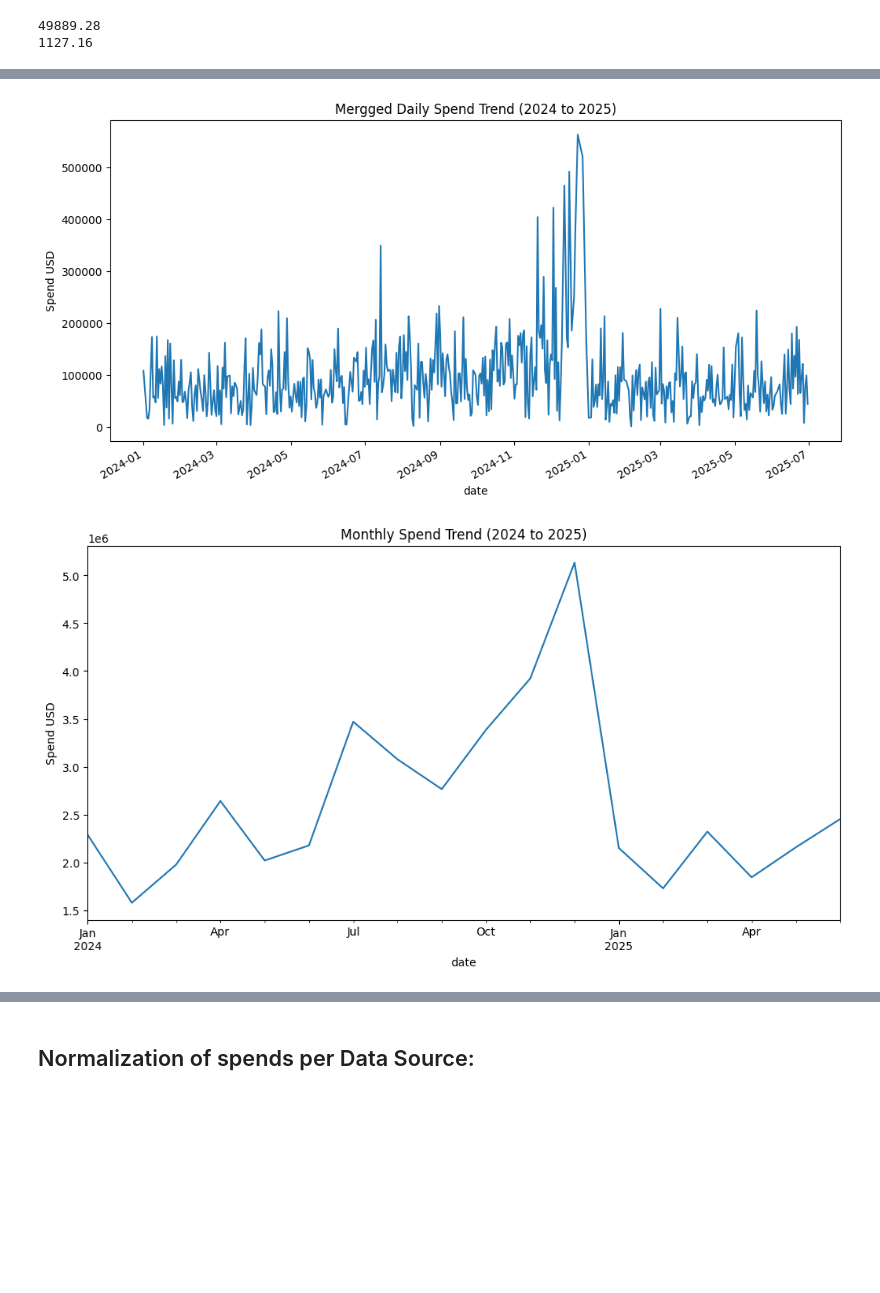
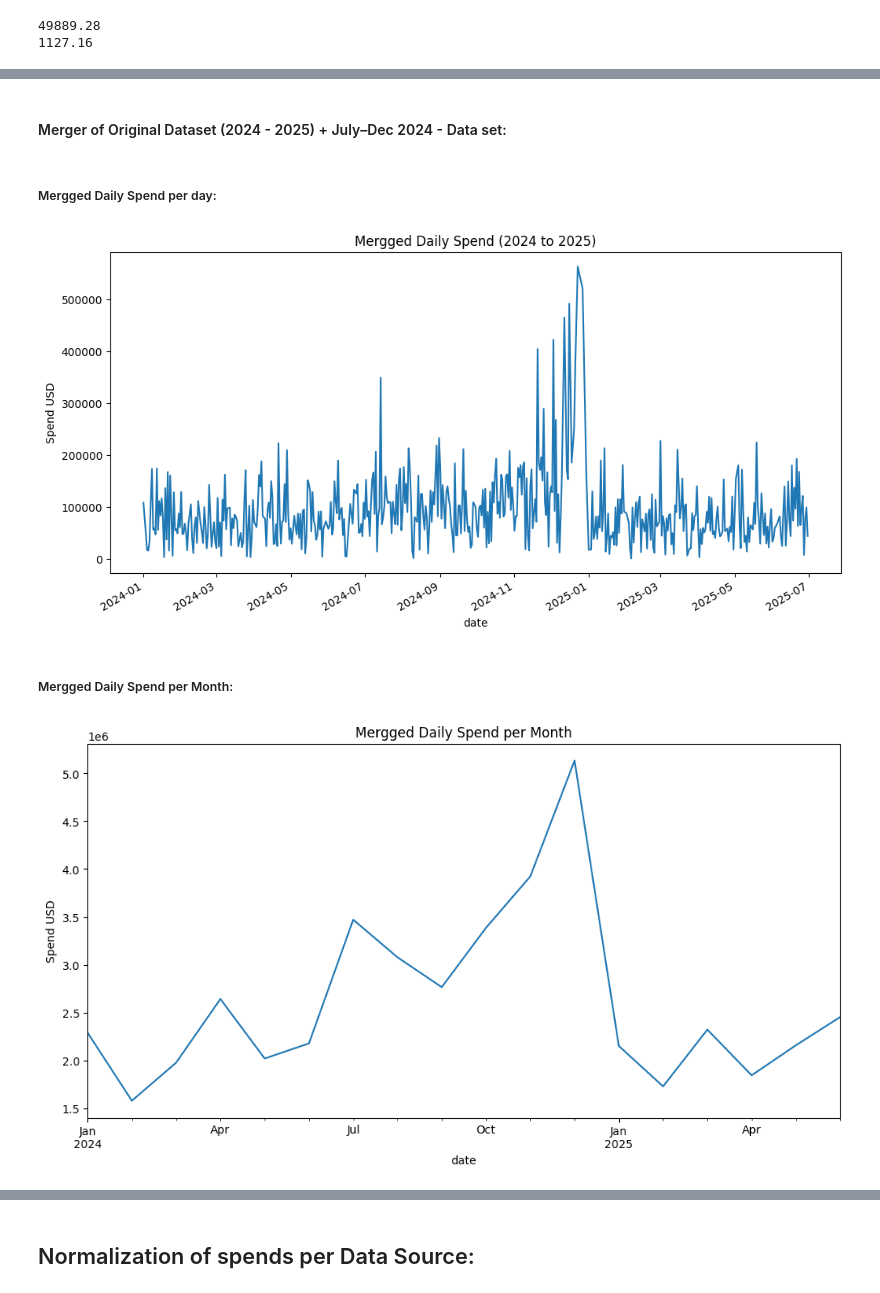
Before and after one commit to Playful-Cloud/Marketing_Campaign_Analysis_and_Optimization, a Jupyter notebook: notebooks/03_data_cleaning.ipynb, the cells around one changed output, grey strips where cells are left out. Cells and saved outputs as stored; diff of their text form; code cells hidden in the pictures; blank space fills up the shorter version.

```diff
--- a/notebooks/03_data_cleaning.ipynb
+++ b/notebooks/03_data_cleaning.ipynb
@@ -400,6 +400,7 @@ memory usage: 229.0+ KB
 
 df['start_date'] = pd.to_datetime(df['start_date'], errors='coerce')
 df['end_date'] = pd.to_datetime(df['end_date'], errors='coerce')
+df['year'] = pd.to_datetime(df['year'], errors='coerce')
 df['spend_usd'] = pd.to_numeric(df['spend_usd'], errors='coerce')
 df['revenue_usd'] = pd.to_numeric(df['revenue_usd'], errors='coerce')
 
@@ -716,26 +803,32 @@ print(df3['spend_usd'].min())
+# %% [markdown]
+#### Merger of  Original Dataset (2024 - 2025) + July–Dec 2024 - Data set:
+# %% [markdown]
+##### Mergged Daily Spend per day:
 # %%
 # COMBINED DATA per Day
 
 df['date'] = pd.to_datetime(df['start_date'], errors='coerce')
 
 df.groupby('date')['spend_usd'].sum().plot(figsize=(12,6))
 
-plt.title("Mergged Daily Spend Trend (2024 to 2025)")
+plt.title("Mergged Daily Spend (2024 to 2025)")
 plt.ylabel("Spend USD")
 
 plt.show()
 # %% [output]
-[figure, old version]
+[figure, new version]
+# %% [markdown]
+##### Mergged Daily Spend per Month:
 # %%
 # COMBINED DATA per MONTH
 
 df.groupby(pd.Grouper(key="date", freq="ME"))['spend_usd'].sum().plot(figsize=(12,6))
 
-plt.title("Monthly Spend Trend (2024 to 2025)")
+plt.title("Mergged Daily Spend per Month")
 plt.ylabel("Spend USD")
 plt.show()
 # %% [output]
-[figure, old version]
+[figure, new version]
 # %% [markdown]
 ##### Key Insights:
 
```
Also changed, not shown: parts of 37 cells of this notebook, 3 other files.
